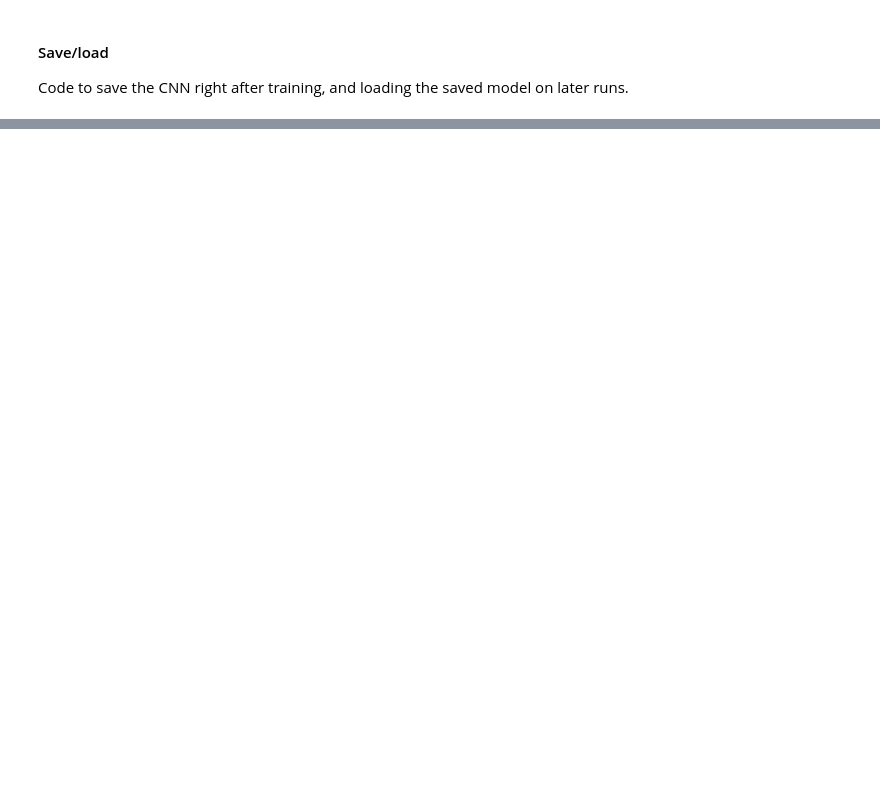
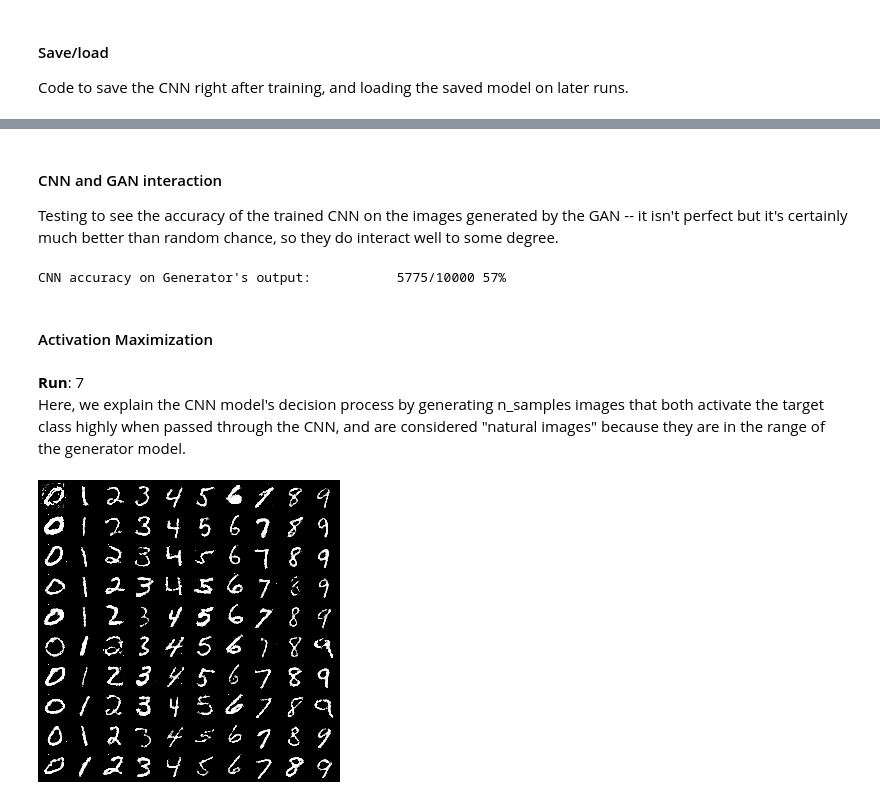
Before and after one commit to Porky623/collegecs, a Jupyter notebook: CPSC458/project/project.ipynb, the cells around one changed output, grey strips where cells are left out. Cells and saved outputs as stored; diff of their text form; code cells hidden in the pictures; blank space fills up the shorter version.

```diff
--- a/CPSC458/project/project.ipynb
+++ b/CPSC458/project/project.ipynb
@@ -316,7 +366,0 @@ torch.save(discriminator.state_dict(), "discriminator.pt")
-# %%
-model = Generator()
-model.load_state_dict(torch.load("generator.pt"))
-model.eval()
-model = Discriminator()
-model.load_state_dict(torch.load("discriminator.pt"))
-model.eval()
@@ -322,0 +370,5 @@ model.eval()
+# %%
+generator = Generator().to(device)
+x = torch.load("generator2.pt")
+generator.load_state_dict(x)
+generator.eval()
@@ -322,0 +394,68 @@ model.eval()
+# %% [markdown]
+#### CNN and GAN interaction
+Testing to see the accuracy of the trained CNN on the images generated by the GAN -- it isn't perfect but it's certainly much better than random chance, so they do interact well to some degree.
+# %%
+def test_GAN_CNN(model, generator, n_samp=10, show=True):
+    z, labels = gen_GAN_noise(n_samp)
+    gen_imgs = generator(z, labels)
+
+    if show:
+        grid = make_grid(gen_imgs, nrow=n_samp)
+        ndarr = grid.mul(255).add_(0.5).clamp_(0, 255).permute(1, 2, 0).to("cpu", torch.uint8).numpy()
+        im = Image.fromarray(ndarr)
+        display(im)
+    model.to(device), gen_imgs.to(device)
+    res = model(gen_imgs)
+    num_correct = 0
+    for i in range(n_samp):
+        best = [torch.argmax(res[10*i+j]).item() for j in range(n_classes)]
+        for j in range(n_classes):
+            if best[j] == j:
+                num_correct += 1
+    print(f"CNN accuracy on Generator's output: \
+          {num_correct}/{n_samp*10} {int(100*num_correct/(n_samp*10))}%")
+test_GAN_CNN(model, generator, n_samp=1000, show=False)
+# %% [output]
+CNN accuracy on Generator's output:           5775/10000 57%
+# %% [markdown]
+#### Activation Maximization
+# %% [markdown]
+**Run**: 7
+Here, we explain the CNN model's decision process by generating n_samples images that both activate the target class highly when passed through the CNN, and are considered "natural images" because they are in the range of the generator model.
+# %%
+n_samples=10
+def layer_hook(act_dict, layer_name):
+    def hook(module, input, output):
+        act_dict[layer_name] = output
+    return hook
+def act_max(model, generator, steps, alpha):
+    z, labels = gen_GAN_noise(n_samples)
+    cnn_act_dict, gan_act_dict = {}, {}
+    cnn_layer = 'fc2'
+    generator_layer = 'fc'
+    list(model.children())[-1].register_forward_hook(layer_hook(cnn_act_dict, cnn_layer))
+    list(generator.children())[-1].register_forward_hook(layer_hook(gan_act_dict, generator_layer))
+    res_images = []
+    inp_img = generator(z, labels)
+    for k in range(steps):
+        inp_img.requires_grad_(True)
+        inp_img.retain_grad()
+        # Propagate image
+        output = model(inp_img)
+
+        # Compute gradients
+        cnn_layer_out = cnn_act_dict[cnn_layer]
+        cnn_layer_out[0][0].backward(retain_graph=True)
+        inp_img = torch.add(inp_img, torch.mul(inp_img.grad, alpha))
+        new_norm = torch.norm(inp_img)
+        # new_img = torch.mul(inp_img, old_norm/new_norm)
+        if k % 100 == 0:
+            torch.cuda.empty_cache()
+    return inp_img
+x = act_max(model, generator, 100, 0.5)
+grid = make_grid(x, nrow=10)
+ndarr = grid.mul(255).add_(0.5).clamp_(0, 255).permute(1, 2, 0).to("cpu", torch.uint8).numpy()
+im = Image.fromarray(ndarr)
+display(im)
+# %% [output]
+[figure, added]
```
Also changed, not shown: parts of 34 cells of this notebook, 12 other files.
